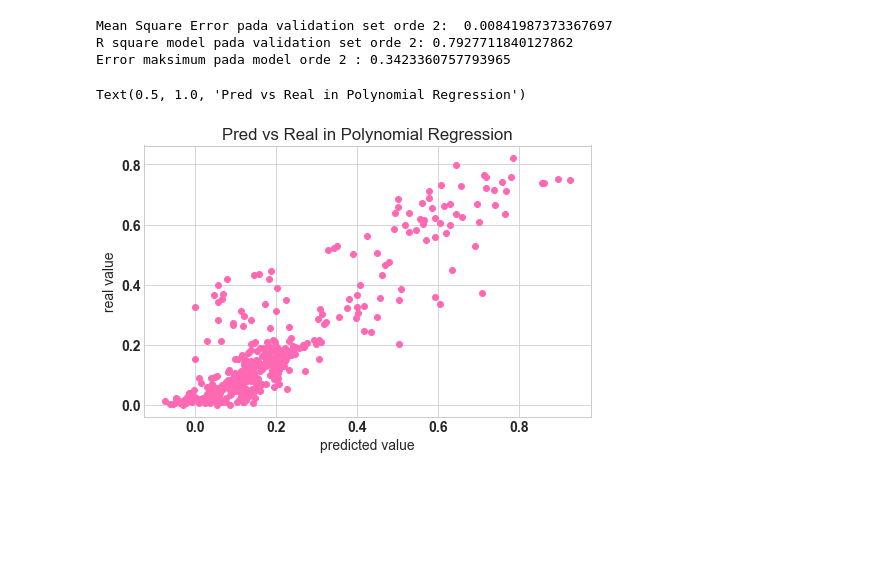
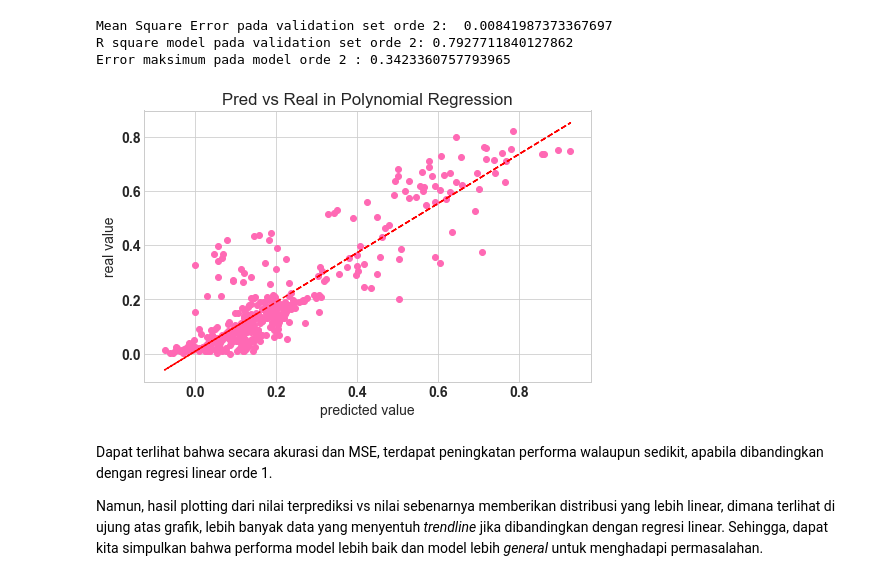
Before and after one commit to qori-aziz/Intelligent-Systems-and-Control-EL5108, a Jupyter notebook: 3 - Linear Regression/Linear Regression on Medical Cost/linear_regression_task.ipynb, the cells around one changed output. Drawn from its saved outputs; the diff is of its cells as text; code cells hidden in the pictures; blank space fills up the shorter version.

```diff
--- a/3 - Linear Regression/Linear Regression on Medical Cost/linear_regression_task.ipynb
+++ b/3 - Linear Regression/Linear Regression on Medical Cost/linear_regression_task.ipynb
@@ -289,7 +296,12 @@ Mean Square Error pada validation set orde 1:  0.008495247324899842
 R square model pada validation set orde 1: 0.7909160991789904
 Error maksimum pada model orde 1 : 0.3523714497516667
 # %%
+y_pred = np.array(y_pred)
+y_val = y_val.to_numpy()
 plt.scatter(y_pred, y_val, color = 'blue')
+z = np.polyfit(y_pred[:,0], y_val[:,0], 1)
+p = np.poly1d(z)
+plt.plot(y_pred, p(y_pred),"r--")
 plt.xlabel("predicted value")
 plt.ylabel("real value")
 plt.title("Pred vs Real in Linear Regression")
@@ -349,10 +363,19 @@ Mean Square Error pada validation set orde 2:  0.00841987373367697
 R square model pada validation set orde 2: 0.7927711840127862
 Error maksimum pada model orde 2 : 0.3423360757793965
 # %%
+y_pred = np.array(y_pred)
+
 plt.scatter(y_pred, y_val, color = 'hotpink')
+z = np.polyfit(y_pred[:,0], y_val[:,0], 1)
+p = np.poly1d(z)
+plt.plot(y_pred, p(y_pred),"r--")
 plt.xlabel("predicted value")
 plt.ylabel("real value")
 plt.title("Pred vs Real in Polynomial Regression")
+plt.show()
 # %% [output]
-Text(0.5, 1.0, 'Pred vs Real in Polynomial Regression')
-[figure, old version]
+[figure, new version]
+# %% [markdown]
+Dapat terlihat bahwa secara akurasi dan MSE, terdapat peningkatan performa walaupun sedikit, apabila dibandingkan dengan regresi linear orde 1.
+
+Namun, hasil plotting dari nilai terprediksi vs nilai sebenarnya memberikan distribusi yang lebih linear, dimana terlihat di ujung atas grafik, lebih banyak data yang menyentuh *trendline* jika dibandingkan dengan regresi linear. Sehingga, dapat kita simpulkan bahwa performa model lebih baik dan model lebih *general* untuk menghadapi permasalahan.
```
Also changed, not shown: parts of 5 cells of this notebook.
